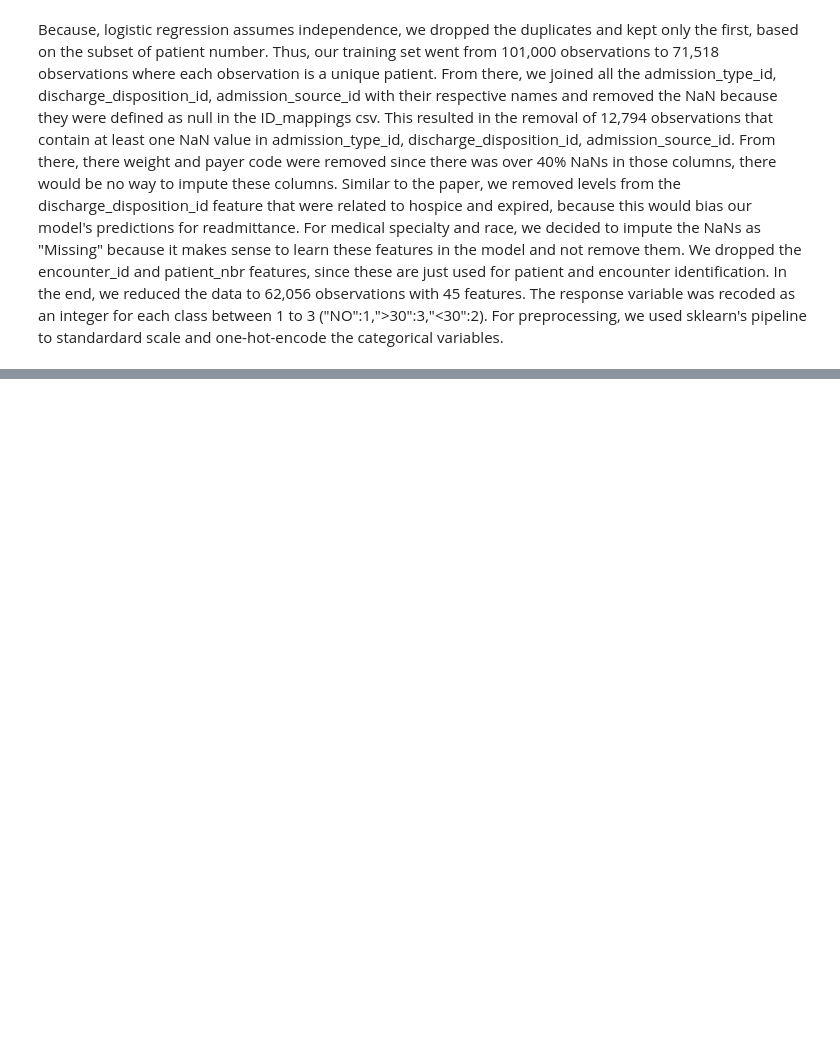
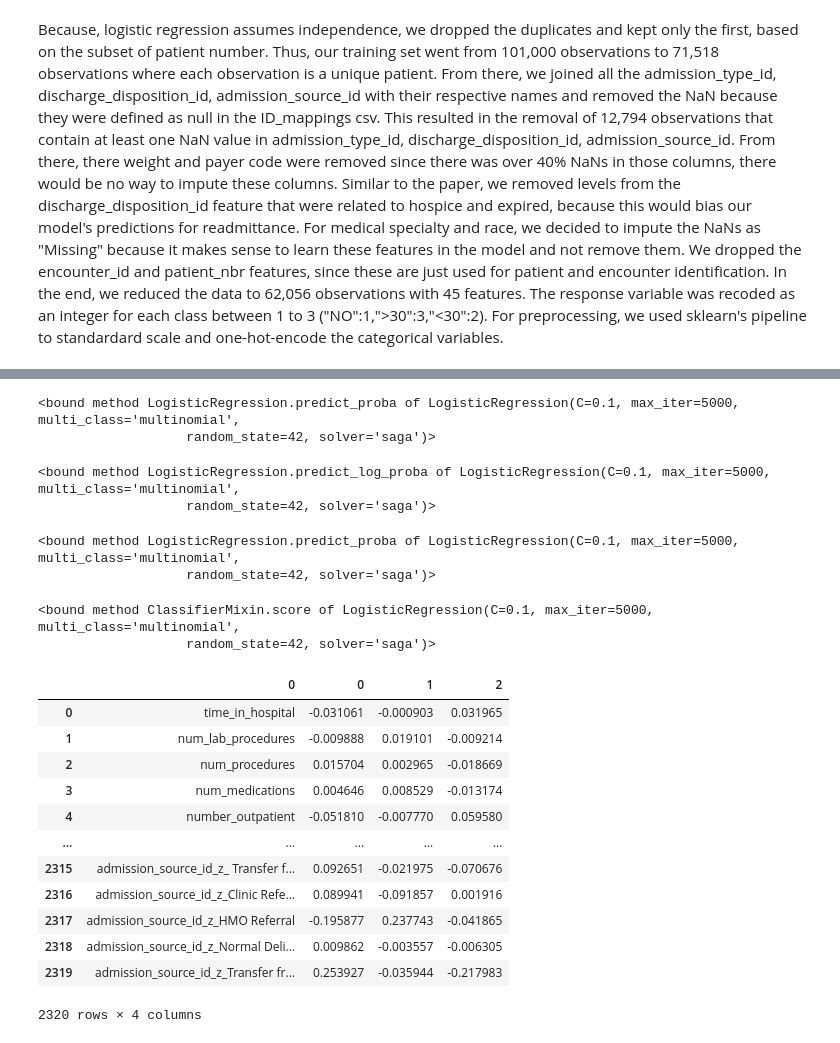
Before and after one commit to scottdyl/qtw, a Jupyter notebook: case study 2/Satvik/Satvik_Ajmera_QtW_CaseStudy2-Final.ipynb, the cells around one changed output, grey strips where cells are left out. Saved outputs shown, nothing was run; the diff lists cells and outputs as text; code cells hidden in the pictures; blank space fills up the shorter version.

```diff
--- a/case study 2/Satvik/Satvik_Ajmera_QtW_CaseStudy2-Final.ipynb
+++ b/case study 2/Satvik/Satvik_Ajmera_QtW_CaseStudy2-Final.ipynb
@@ -739,0 +766,52 @@ coef_sorted = coef_sorted.head(15)
+# %%
+numeric_features_new = ['time_in_hospital', 'num_lab_procedures', 'num_procedures',
+                    'num_medications','number_outpatient','number_emergency',
+                    'number_inpatient','number_diagnoses']
+
+X_columns = final_df.drop("readmitted", axis = 1).copy()
+X_columns = pipeline.fit(X_columns)
+X_columns.named_steps["preprocessor"].transformers_[1][1].named_steps["onehot"]
+
+column_name = X_columns.named_steps['preprocessor'].transformers_[1][1]\
+   .named_steps['onehot'].get_feature_names(categorical_features)
+
+column_name = list(column_name)
+column_name[:0] = numeric_features_new
+# %%
+lr_best_est.predict_proba
+# %% [output]
+<bound method LogisticRegression.predict_proba of LogisticRegression(C=0.1, max_iter=5000, multi_class='multinomial',
+                   random_state=42, solver='saga')>
+# %%
+lr_best_est.predict_log_proba
+# %% [output]
+<bound method LogisticRegression.predict_log_proba of LogisticRegression(C=0.1, max_iter=5000, multi_class='multinomial',
+                   random_state=42, solver='saga')>
+# %%
+lr_best_est.predict_proba
+# %% [output]
+<bound method LogisticRegression.predict_proba of LogisticRegression(C=0.1, max_iter=5000, multi_class='multinomial',
+                   random_state=42, solver='saga')>
+# %%
+lr_best_est.score
+# %% [output]
+<bound method ClassifierMixin.score of LogisticRegression(C=0.1, max_iter=5000, multi_class='multinomial',
+                   random_state=42, solver='saga')>
+# %%
+coefficients = pd.concat([pd.DataFrame(column_name),pd.DataFrame(np.transpose(lr_best_est.coef_))], axis = 1)
+# %%
+coefficients
+# %% [output]
+|  | 0 | 0 | 1 | 2 |
+| 0 | time_in_hospital | -0.031061 | -0.000903 | 0.031965 |
+| 1 | num_lab_procedures | -0.009888 | 0.019101 | -0.009214 |
+| 2 | num_procedures | 0.015704 | 0.002965 | -0.018669 |
+| 3 | num_medications | 0.004646 | 0.008529 | -0.013174 |
+| 4 | number_outpatient | -0.051810 | -0.007770 | 0.059580 |
+| ... | ... | ... | ... | ... |
+| 2315 | admission_source_id_z_ Transfer f... | 0.092651 | -0.021975 | -0.070676 |
+| 2316 | admission_source_id_z_Clinic Refe... | 0.089941 | -0.091857 | 0.001916 |
+| 2317 | admission_source_id_z_HMO Referral | -0.195877 | 0.237743 | -0.041865 |
+| 2318 | admission_source_id_z_Normal Deli... | 0.009862 | -0.003557 | -0.006305 |
+| 2319 | admission_source_id_z_Transfer fr... | 0.253927 | -0.035944 | -0.217983 |
+2320 rows × 4 columns
```
Also changed, not shown: parts of 8 cells of this notebook.
